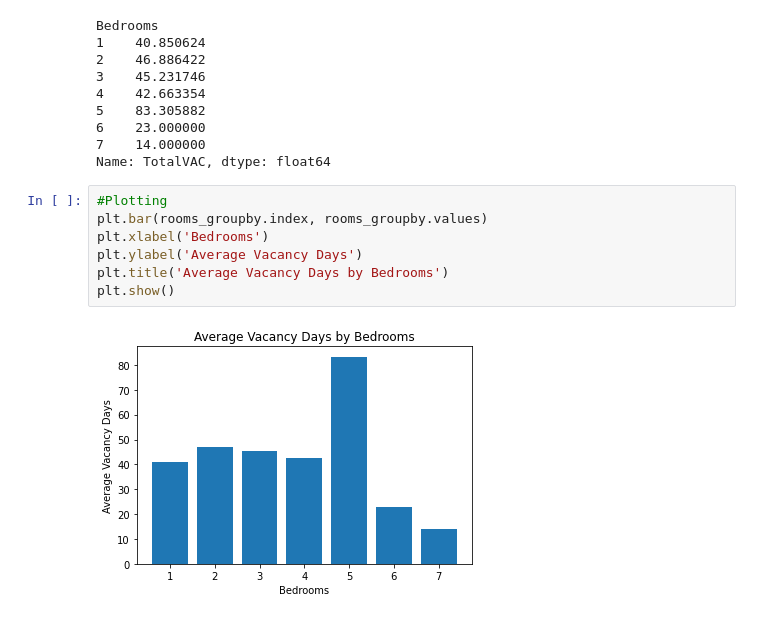
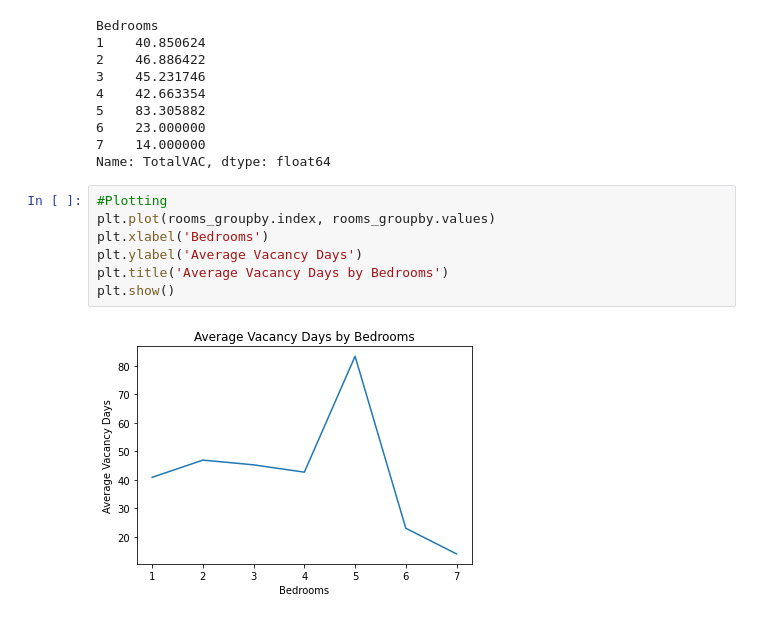
Before and after one commit to Anguyensfg/project-1, a Jupyter notebook: Untitled-1.ipynb, the cells around one changed output. Drawn from its saved outputs; the diff is of its cells as text.

```diff
--- a/Untitled-1.ipynb
+++ b/Untitled-1.ipynb
@@ -201,10 +202,10 @@ Bedrooms
 Name: TotalVAC, dtype: float64
 # %%
 #Plotting
-plt.bar(rooms_groupby.index, rooms_groupby.values)
+plt.plot(rooms_groupby.index, rooms_groupby.values)
 plt.xlabel('Bedrooms')
 plt.ylabel('Average Vacancy Days')
 plt.title('Average Vacancy Days by Bedrooms')
 plt.show()
 # %% [output]
-[figure, old version]
+[figure, new version]
```
Also changed, not shown: parts of 16 cells of this notebook, 5 other files.
